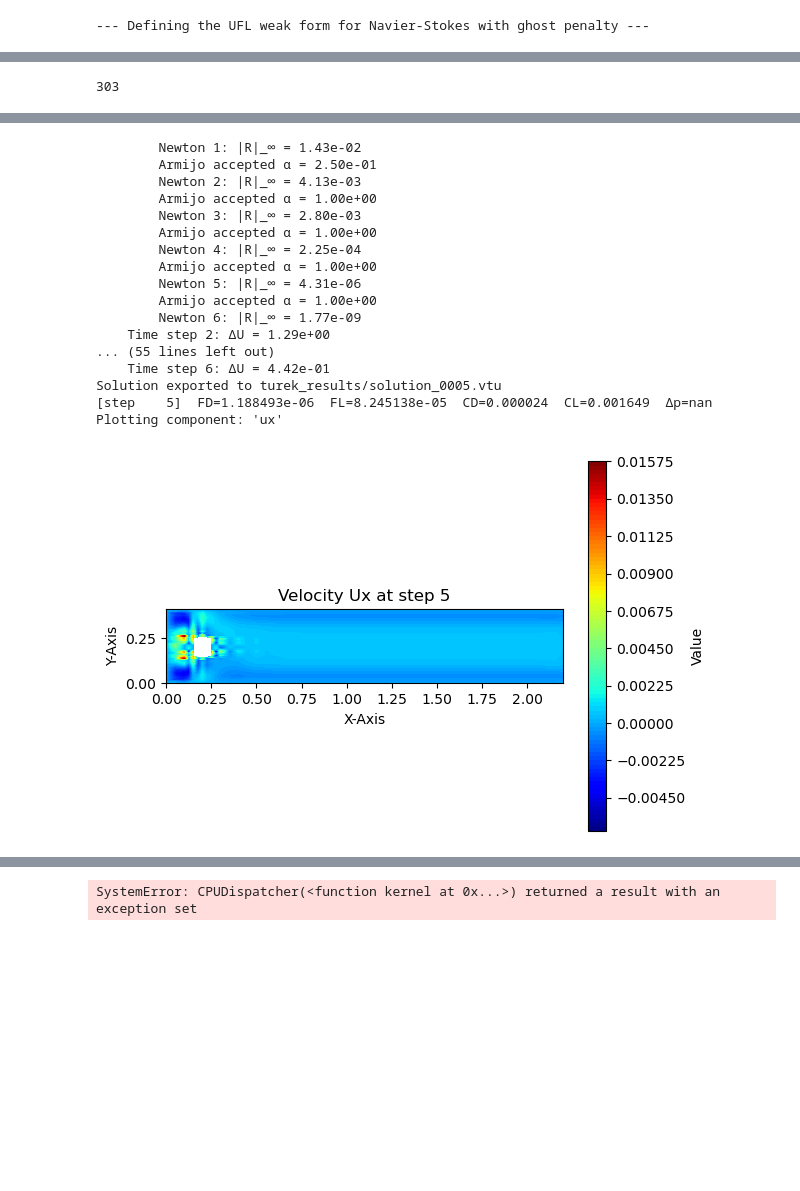
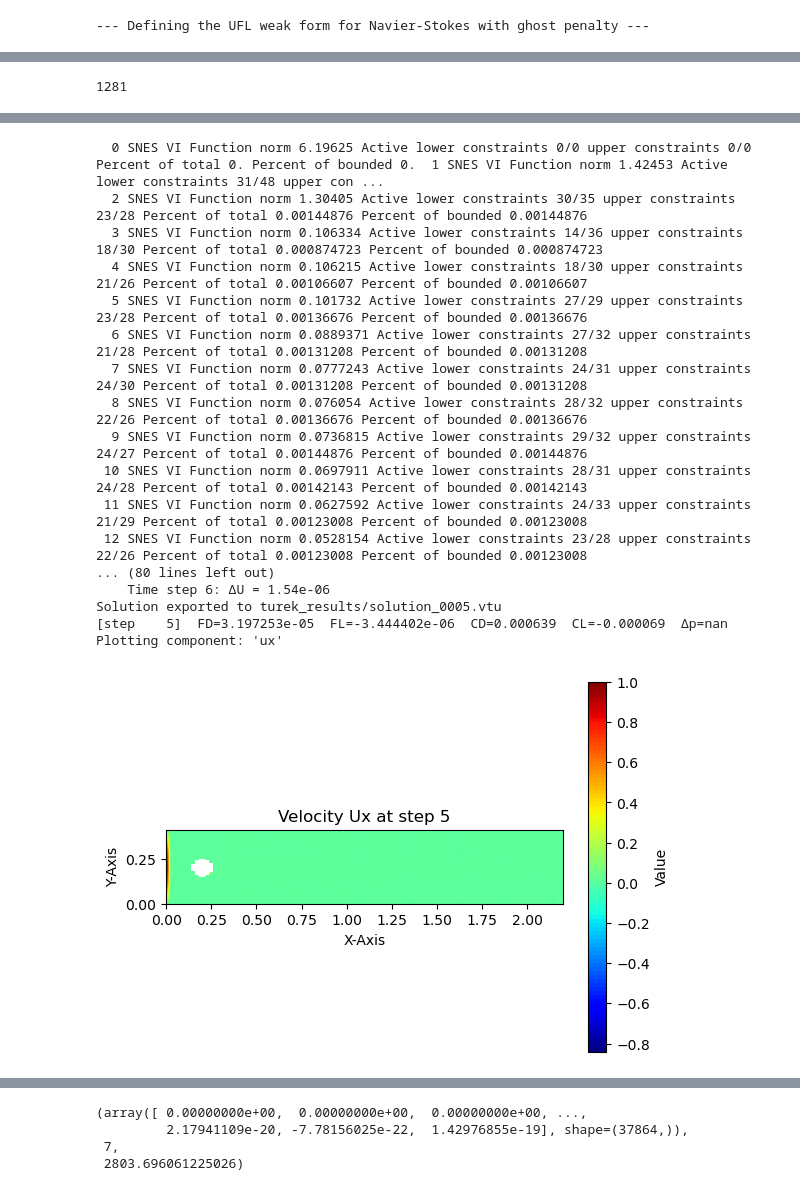
Before and after one commit to Jamal-dev/pycutfem, a Jupyter notebook: examples/turek_benchmark.ipynb, the cells around one changed output, grey strips where cells are left out. Drawn from its saved outputs; the diff is of its cells as text; code cells hidden in the pictures; blank space fills up the shorter version.

Commit message:
Petsc Newton's solver is added. Giant solver is not working yet.

```diff
--- a/examples/turek_benchmark.ipynb
+++ b/examples/turek_benchmark.ipynb
@@ -59,8 +59,8 @@ Reynolds number (Re): 100.00
 from pycutfem.utils.adaptive_mesh import structured_quad_levelset_adaptive
 # --- Mesh ---
 # A finer mesh is needed for this benchmark
-NX, NY = 22, 20
-# NX, NY = 50, 60
+# NX, NY = 20, 20
+NX, NY = 50, 60
 poly_order = 2
 level_set = CircleLevelSet(center=(c_x, c_y), radius=D/2.0 ) # needs to correct the radius, also cx modified for debugging
 # h  = 0.5*(L/NX + H/NY)
@@ -226,7 +227,7 @@ print(len(dof_handler.get_dirichlet_data(bcs)))
 # %%
 len(dof_handler.get_dirichlet_data(bcs))
 # %% [output]
-303
+1281
 # %%
 import numpy as np
 
@@ -679,7 +680,11 @@ def save_solution(funcs):
 
     step_counter += 1
 # %%
-from pycutfem.solvers.nonlinear_solver import NewtonSolver, NewtonParameters, TimeStepperParameters, AdamNewtonSolver
+from pycutfem.solvers.nonlinear_solver import (NewtonSolver,
+                                               NewtonParameters,
+                                               TimeStepperParameters,
+                                               AdamNewtonSolver,
+                                               PetscSnesNewtonSolver)
 from pycutfem.solvers.aainhb_solver import AAINHBSolver           # or get_solver("aainhb")
 
 
@@ -695,15 +700,37 @@ post_cb = make_peak_filter_cb(
     skip_dofs=dirichlet_dofs
 )
 
-solver = NewtonSolver(
+# solver = NewtonSolver(
+#     residual_form, jacobian_form,
+#     dof_handler=dof_handler,
+#     mixed_element=mixed_element,
+#     bcs=bcs, bcs_homog=bcs_homog,
+#     newton_params=NewtonParameters(newton_tol=1e-6, line_search=True),
+#     postproc_timeloop_cb=save_solution,
+#     # preproc_cb=post_cb,  # Optional: peak filter callback
+# )
+solver = PetscSnesNewtonSolver(
     residual_form, jacobian_form,
     dof_handler=dof_handler,
     mixed_element=mixed_element,
     bcs=bcs, bcs_homog=bcs_homog,
-    newton_params=NewtonParameters(newton_tol=1e-6, line_search=True),
+    newton_params=NewtonParameters(newton_tol=1e-6, line_search=True,
+                                   max_newton_iter=500),
     postproc_timeloop_cb=save_solution,
-    # preproc_cb=post_cb,  # Optional: peak filter callback
-)
+    petsc_options={
+        "snes_type": "vinewtonrsls",     # VI Newton (Reduced-Space)
+        "snes_vi_monitor": None,         # optional: see active set info
+        "snes_linesearch_type": "bt",    # OK with VI
+        "ksp_type": "preonly",
+        "pc_type": "lu",
+        "pc_factor_mat_solver_type": "mumps",
+        "snes_converged_reason": None,
+    },)
+solver.set_box_bounds(by_field={
+    "ux": (-2.0, 2.0),
+    "uy": (-2.0, 2.0),
+    "p":  (None,  None),   # p ≥ 0
+})
 # primary unknowns
 functions      = [u_k, p_k]
 prev_functions = [u_n, p_n]
@@ -749,18 +776,18 @@ Plotting component: 'ux'
-        Newton 1: |R|_∞ = 1.43e-02
-        Armijo accepted α = 2.50e-01
-        Newton 2: |R|_∞ = 4.13e-03
-        Armijo accepted α = 1.00e+00
-        Newton 3: |R|_∞ = 2.80e-03
-        Armijo accepted α = 1.00e+00
-        Newton 4: |R|_∞ = 2.25e-04
-        Armijo accepted α = 1.00e+00
-        Newton 5: |R|_∞ = 4.31e-06
-        Armijo accepted α = 1.00e+00
-        Newton 6: |R|_∞ = 1.77e-09
-    Time step 2: ΔU = 1.29e+00
-... (55 lines left out)
-    Time step 6: ΔU = 4.42e-01
+  0 SNES VI Function norm 6.19625 Active lower constraints 0/0 upper constraints 0/0 Percent of total 0. Percent of bounded 0.  1 SNES VI Function norm 1.42453 Active lower constraints 31/48 upper con ...
+  2 SNES VI Function norm 1.30405 Active lower constraints 30/35 upper constraints 23/28 Percent of total 0.00144876 Percent of bounded 0.00144876
+  3 SNES VI Function norm 0.106334 Active lower constraints 14/36 upper constraints 18/30 Percent of total 0.000874723 Percent of bounded 0.000874723
+  4 SNES VI Function norm 0.106215 Active lower constraints 18/30 upper constraints 21/26 Percent of total 0.00106607 Percent of bounded 0.00106607
+  5 SNES VI Function norm 0.101732 Active lower constraints 27/29 upper constraints 23/28 Percent of total 0.00136676 Percent of bounded 0.00136676
+  6 SNES VI Function norm 0.0889371 Active lower constraints 27/32 upper constraints 21/28 Percent of total 0.00131208 Percent of bounded 0.00131208
+  7 SNES VI Function norm 0.0777243 Active lower constraints 24/31 upper constraints 24/30 Percent of total 0.00131208 Percent of bounded 0.00131208
+  8 SNES VI Function norm 0.076054 Active lower constraints 28/32 upper constraints 22/26 Percent of total 0.00136676 Percent of bounded 0.00136676
+  9 SNES VI Function norm 0.0736815 Active lower constraints 29/32 upper constraints 24/27 Percent of total 0.00144876 Percent of bounded 0.00144876
+ 10 SNES VI Function norm 0.0697911 Active lower constraints 28/31 upper constraints 24/28 Percent of total 0.00142143 Percent of bounded 0.00142143
+ 11 SNES VI Function norm 0.0627592 Active lower constraints 24/33 upper constraints 21/29 Percent of total 0.00123008 Percent of bounded 0.00123008
+ 12 SNES VI Function norm 0.0528154 Active lower constraints 23/28 upper constraints 22/26 Percent of total 0.00123008 Percent of bounded 0.00123008
+... (80 lines left out)
+    Time step 6: ΔU = 1.54e-06
 Solution exported to turek_results/solution_0005.vtu
-[step    5]  FD=1.188493e-06  FL=8.245138e-05  CD=0.000024  CL=0.001649  Δp=nan
+[step    5]  FD=3.197253e-05  FL=-3.444402e-06  CD=0.000639  CL=-0.000069  Δp=nan
 Plotting component: 'ux'
-[figure, old version]
+[figure, new version]
@@ -784,4 +811,7 @@ Plotting component: 'ux'
-SystemError: CPUDispatcher(<function kernel at 0x...>) returned a result with an exception set
+(array([ 0.00000000e+00,  0.00000000e+00,  0.00000000e+00, ...,
+         2.17941109e-20, -7.78156025e-22,  1.42976855e-19], shape=(37864,)),
+ 7,
+ 2803.696061225026)
 # %%
 plt.plot(histories["cd"], label="C_D", marker='o')
 plt.ylabel('C_D')
```
Also changed, not shown: parts of 9 cells of this notebook, 34 other files.
